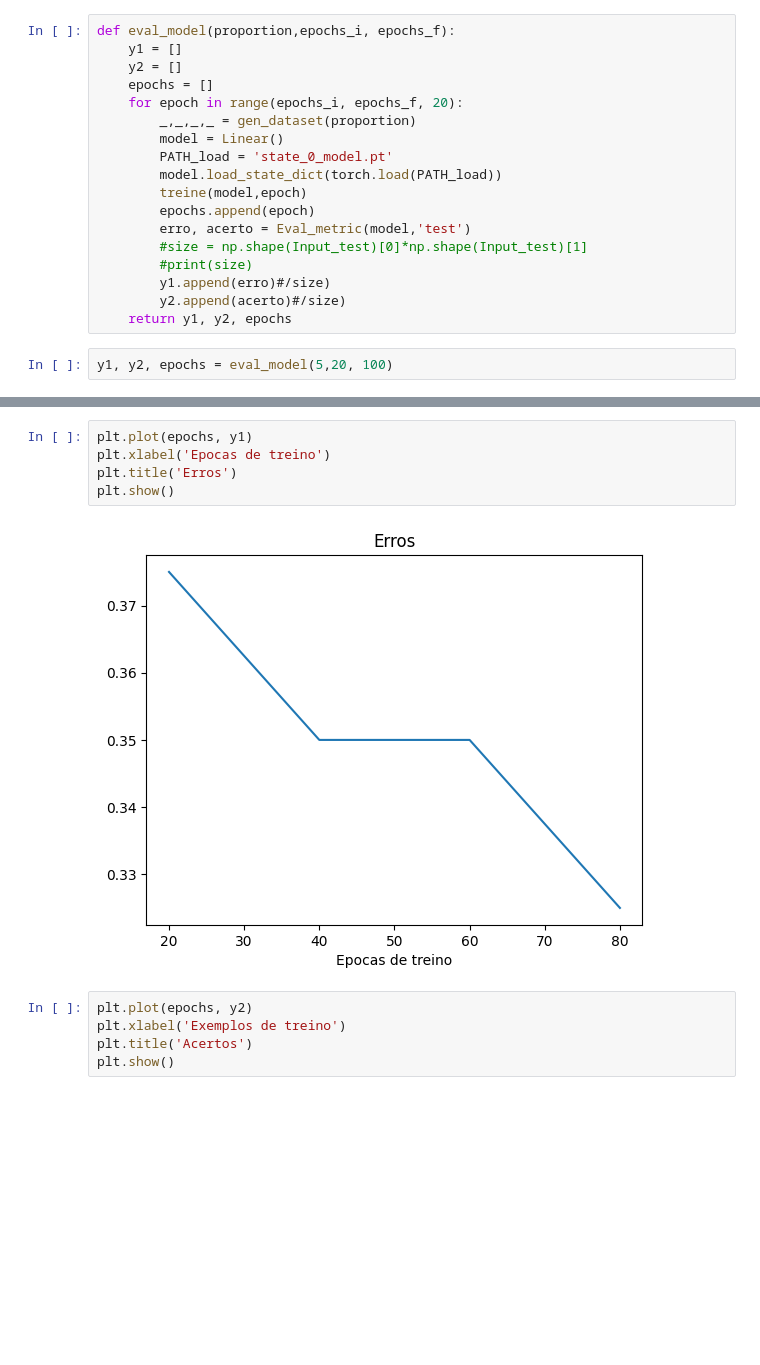
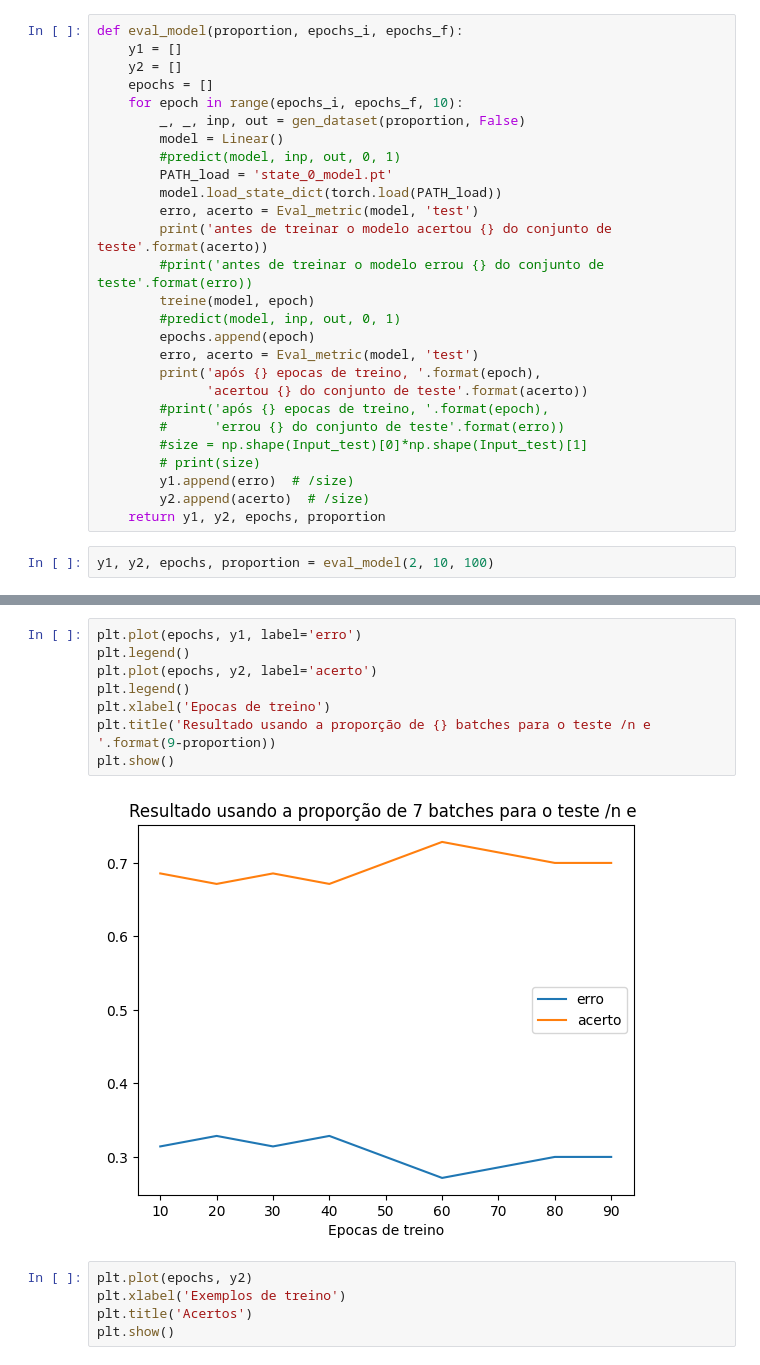
Before and after one commit to SchultzVV/Biology, a Jupyter notebook: second idea/Run.ipynb, the cells around one changed output, grey strips where cells are left out. Saved outputs shown, nothing was run; the diff lists cells and outputs as text; blank space fills up the shorter version.

Commit message:
organizando a apresentação dos resultados das métricas propostas

```diff
--- a/second idea/Run.ipynb
+++ b/second idea/Run.ipynb
@@ -20,21 +29,30 @@ test_Labels torch.Size([4, 10, 1])
 # %%
-def eval_model(proportion,epochs_i, epochs_f):
+def eval_model(proportion, epochs_i, epochs_f):
     y1 = []
     y2 = []
     epochs = []
-    for epoch in range(epochs_i, epochs_f, 20):
-        _,_,_,_ = gen_dataset(proportion)
+    for epoch in range(epochs_i, epochs_f, 10):
+        _, _, inp, out = gen_dataset(proportion, False)
         model = Linear()
+        #predict(model, inp, out, 0, 1)
         PATH_load = 'state_0_model.pt'
         model.load_state_dict(torch.load(PATH_load))
-        treine(model,epoch)
+        erro, acerto = Eval_metric(model, 'test')
+        print('antes de treinar o modelo acertou {} do conjunto de teste'.format(acerto))
+        #print('antes de treinar o modelo errou {} do conjunto de teste'.format(erro))
+        treine(model, epoch)
+        #predict(model, inp, out, 0, 1)
         epochs.append(epoch)
-        erro, acerto = Eval_metric(model,'test')
+        erro, acerto = Eval_metric(model, 'test')
+        print('após {} epocas de treino, '.format(epoch),
+              'acertou {} do conjunto de teste'.format(acerto))
+        #print('após {} epocas de treino, '.format(epoch),
+        #      'errou {} do conjunto de teste'.format(erro))
         #size = np.shape(Input_test)[0]*np.shape(Input_test)[1]
-        #print(size)
-        y1.append(erro)#/size)
-        y2.append(acerto)#/size)
-    return y1, y2, epochs
+        # print(size)
+        y1.append(erro)  # /size)
+        y2.append(acerto)  # /size)
+    return y1, y2, epochs, proportion
 # %%
-y1, y2, epochs = eval_model(5,20, 100)
+y1, y2, epochs, proportion = eval_model(2, 10, 100)
 # %% [output]
@@ -58,10 +76,13 @@ acerto =  0.675
 # %%
-plt.plot(epochs, y1)
+plt.plot(epochs, y1, label='erro')
+plt.legend()
+plt.plot(epochs, y2, label='acerto')
+plt.legend()
 plt.xlabel('Epocas de treino')
-plt.title('Erros')
+plt.title('Resultado usando a proporção de {} batches para o teste /n e '.format(9-proportion))
 plt.show()
 # %% [output]
-[figure, old version]
+[figure, new version]
 # %%
 plt.plot(epochs, y2)
 plt.xlabel('Exemplos de treino')
```
Also changed, not shown: parts of 3 cells of this notebook, 6 other files.
